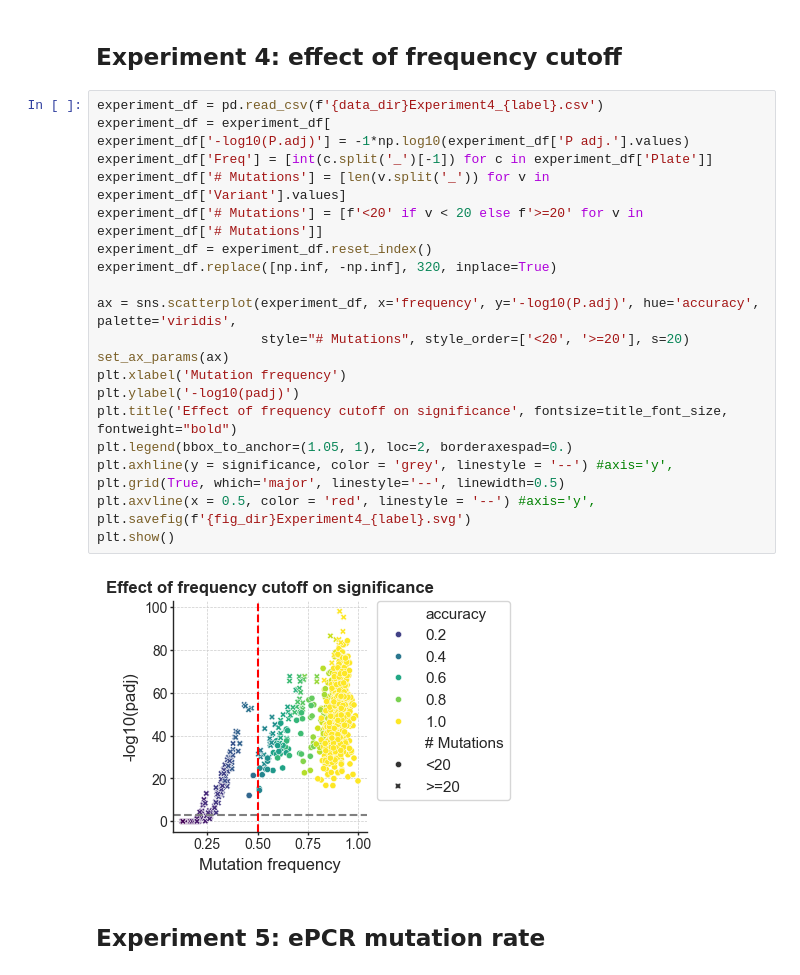
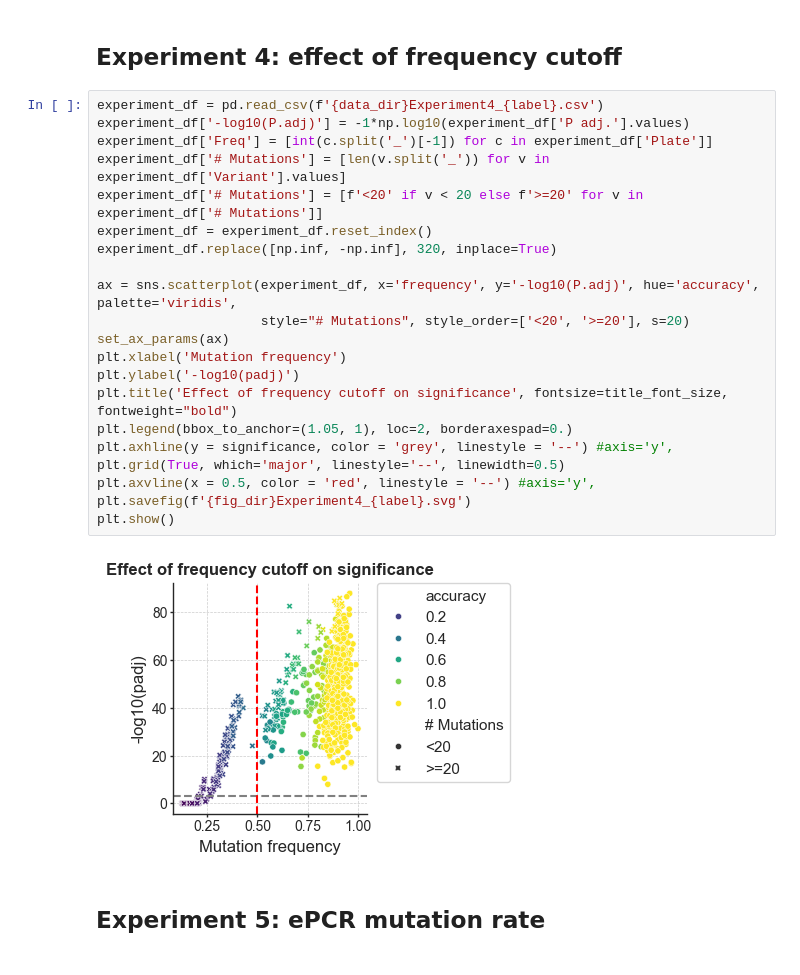
Before and after one commit to fhalab/LevSeq, a Jupyter notebook: simulation/ParLQ ePCR Figures.ipynb, the cells around one changed output. Cells and saved outputs as stored; diff of their text form.

```diff
--- a/simulation/ParLQ ePCR Figures.ipynb
+++ b/simulation/ParLQ ePCR Figures.ipynb
@@ -248,28 +213,27 @@ plt.show()
 ## Experiment 4: effect of frequency cutoff
 # %%
 experiment_df = pd.read_csv(f'{data_dir}Experiment4_{label}.csv')
-experiment_df = experiment_df[
 experiment_df['-log10(P.adj)'] = -1*np.log10(experiment_df['P adj.'].values)
 experiment_df['Freq'] = [int(c.split('_')[-1]) for c in experiment_df['Plate']]
 experiment_df['# Mutations'] = [len(v.split('_')) for v in experiment_df['Variant'].values]
 experiment_df['# Mutations'] = [f'<20' if v < 20 else f'>=20' for v in experiment_df['# Mutations']]
 experiment_df = experiment_df.reset_index()
 experiment_df.replace([np.inf, -np.inf], 320, inplace=True)
 
 ax = sns.scatterplot(experiment_df, x='frequency', y='-log10(P.adj)', hue='accuracy', palette='viridis',
                      style="# Mutations", style_order=['<20', '>=20'], s=20)
 set_ax_params(ax)
 plt.xlabel('Mutation frequency')
 plt.ylabel('-log10(padj)')
 plt.title('Effect of frequency cutoff on significance', fontsize=title_font_size, fontweight="bold")
 plt.legend(bbox_to_anchor=(1.05, 1), loc=2, borderaxespad=0.)
 plt.axhline(y = significance, color = 'grey', linestyle = '--') #axis='y',
 plt.grid(True, which='major', linestyle='--', linewidth=0.5)
 plt.axvline(x = 0.5, color = 'red', linestyle = '--') #axis='y',
 plt.savefig(f'{fig_dir}Experiment4_{label}.svg')
 plt.show()
 # %% [output]
-[figure, old version]
+[figure, new version]
 # %% [markdown]
 ## Experiment 5: ePCR mutation rate
 # %%
```
Also changed, not shown: parts of 30 cells of this notebook, 5 other files.
